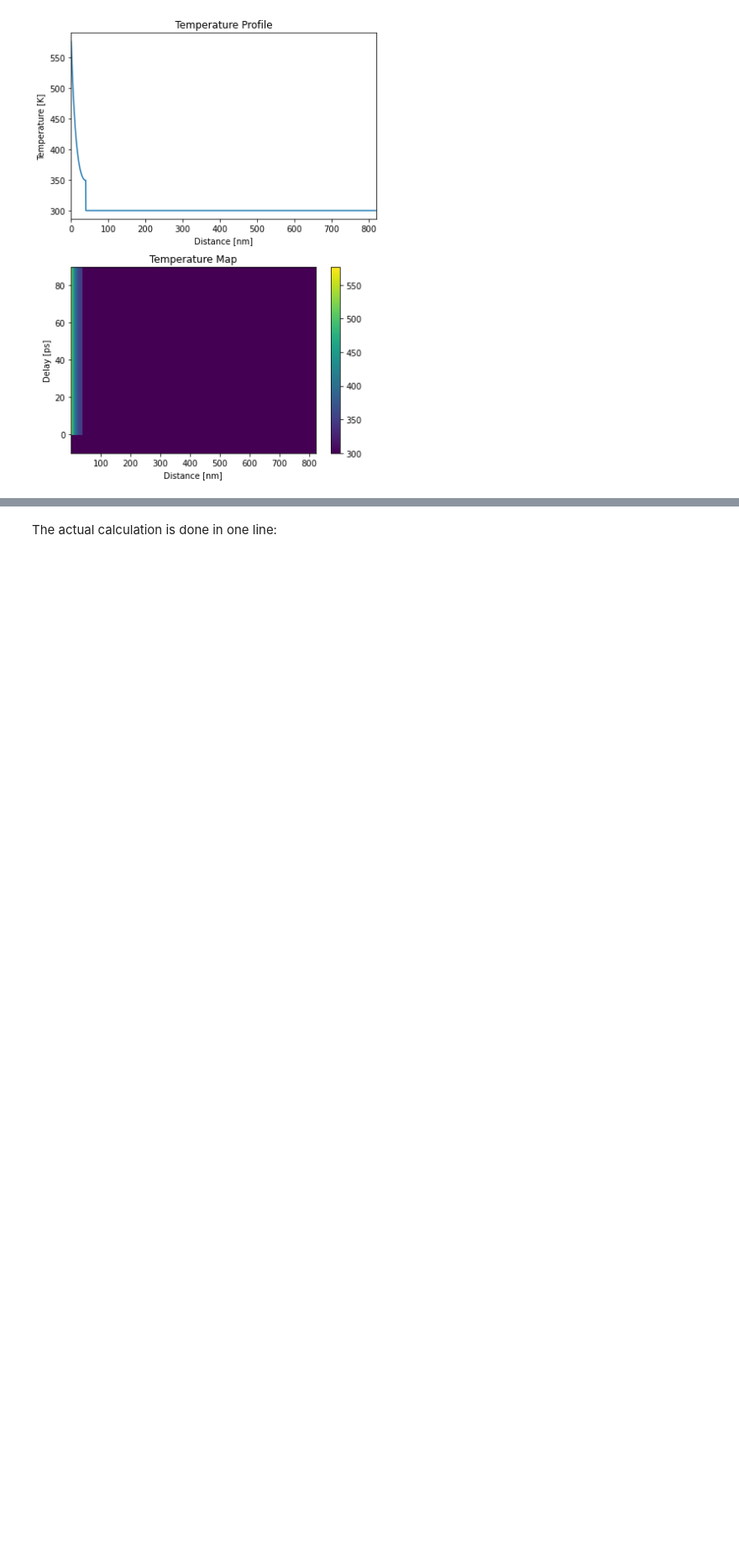
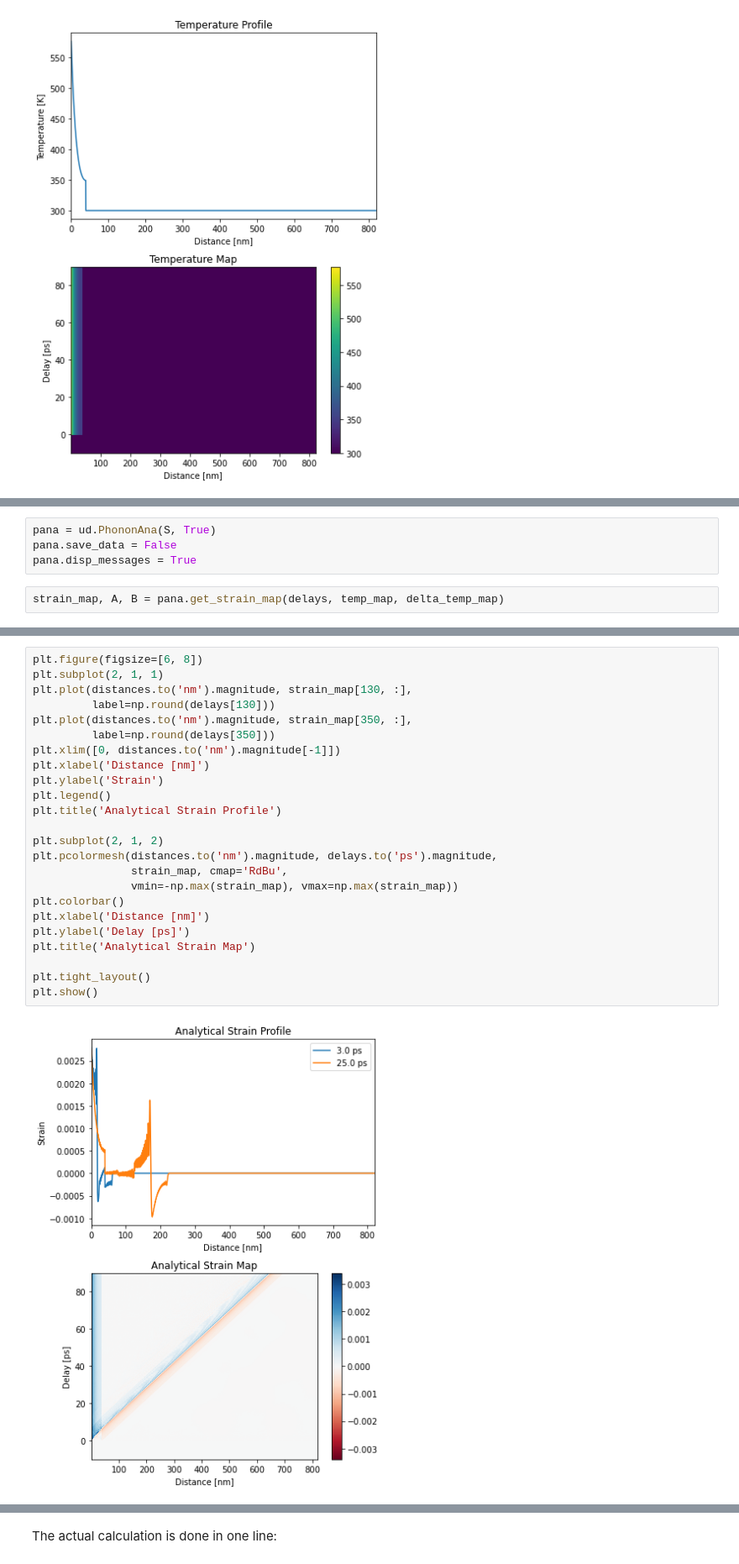
Before and after one commit to dschick/udkm1Dsim, a Jupyter notebook: docs/source/examples/phonons.ipynb, the cells around one changed output, grey strips where cells are left out. Shown at 84% size. Drawn from its saved outputs; the diff is of its cells as text; blank space fills up the shorter version.

```diff
--- a/docs/source/examples/phonons.ipynb
+++ b/docs/source/examples/phonons.ipynb
@@ -122,0 +132,6 @@ plt.show()
+# %%
+pana = ud.PhononAna(S, True)
+pana.save_data = False
+pana.disp_messages = True
+# %%
+strain_map, A, B = pana.get_strain_map(delays, temp_map, delta_temp_map)
@@ -122,0 +145,26 @@ plt.show()
+# %%
+plt.figure(figsize=[6, 8])
+plt.subplot(2, 1, 1)
+plt.plot(distances.to('nm').magnitude, strain_map[130, :],
+         label=np.round(delays[130]))
+plt.plot(distances.to('nm').magnitude, strain_map[350, :],
+         label=np.round(delays[350]))
+plt.xlim([0, distances.to('nm').magnitude[-1]])
+plt.xlabel('Distance [nm]')
+plt.ylabel('Strain')
+plt.legend()
+plt.title('Analytical Strain Profile')
+
+plt.subplot(2, 1, 2)
+plt.pcolormesh(distances.to('nm').magnitude, delays.to('ps').magnitude,
+               strain_map, cmap='RdBu',
+               vmin=-np.max(strain_map), vmax=np.max(strain_map))
+plt.colorbar()
+plt.xlabel('Distance [nm]')
+plt.ylabel('Delay [ps]')
+plt.title('Analytical Strain Map')
+
+plt.tight_layout()
+plt.show()
+# %% [output]
+[figure, added]
```
Also changed, not shown: parts of 11 cells of this notebook.
